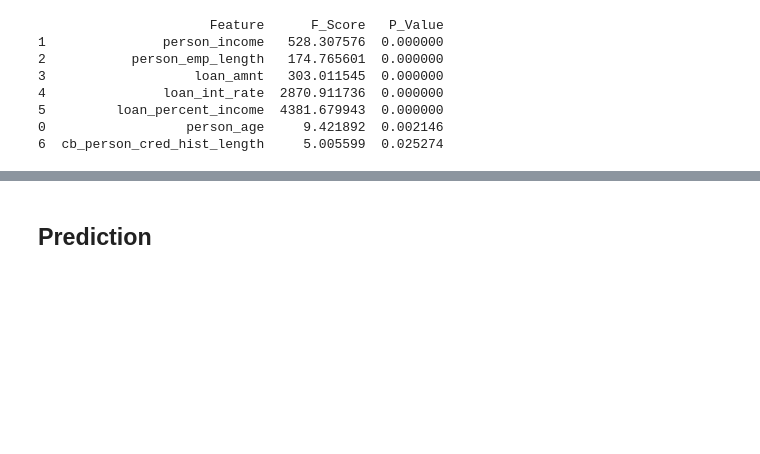
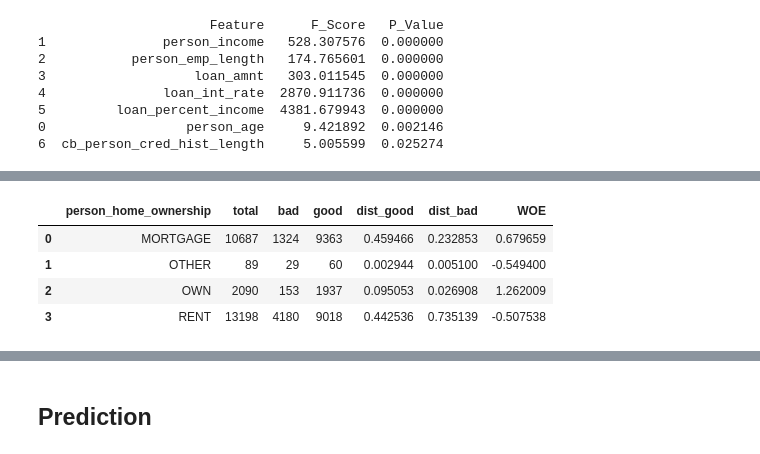
Before and after one commit to SharathkumaraKR/Credit-Risk-Model, a Jupyter notebook: Credit_Risk_Model.ipynb, the cells around one changed output, grey strips where cells are left out. Saved outputs shown, nothing was run; the diff lists cells and outputs as text; code cells hidden in the pictures; blank space fills up the shorter version.

```diff
--- a/Credit_Risk_Model.ipynb
+++ b/Credit_Risk_Model.ipynb
@@ -321,5 +342,11 @@ plot_by_woe(df_temp)
 # %%
-df_temp = woe_discrete(X_train_prepr, 'home_ownership', y_train_prepr)
+df_temp = woe_discrete(X_train_cat, 'person_home_ownership', y_train_prepr)
 df_temp
+# %% [output]
+|  | person_home_ownership | total | bad | good | dist_good | dist_bad | WOE |
+| 0 | MORTGAGE | 10687 | 1324 | 9363 | 0.459466 | 0.232853 | 0.679659 |
+| 1 | OTHER | 89 | 29 | 60 | 0.002944 | 0.005100 | -0.549400 |
+| 2 | OWN | 2090 | 153 | 1937 | 0.095053 | 0.026908 | 1.262009 |
+| 3 | RENT | 13198 | 4180 | 9018 | 0.442536 | 0.735139 | -0.507538 |
 # %%
 plot_by_woe(df_temp)
```
Also changed, not shown: parts of 13 cells of this notebook.
